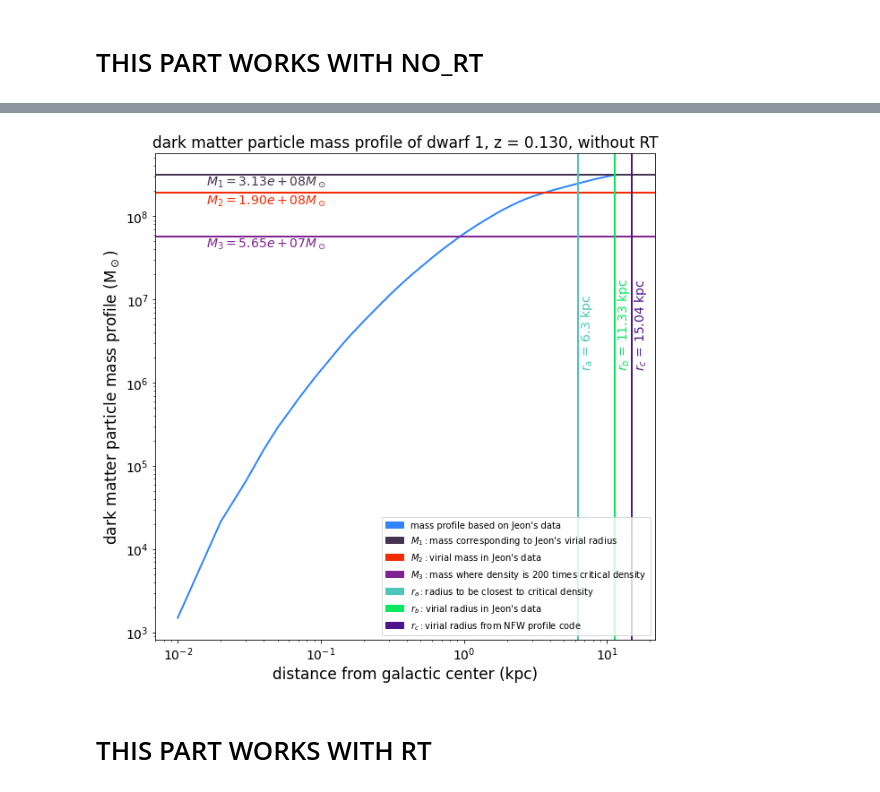
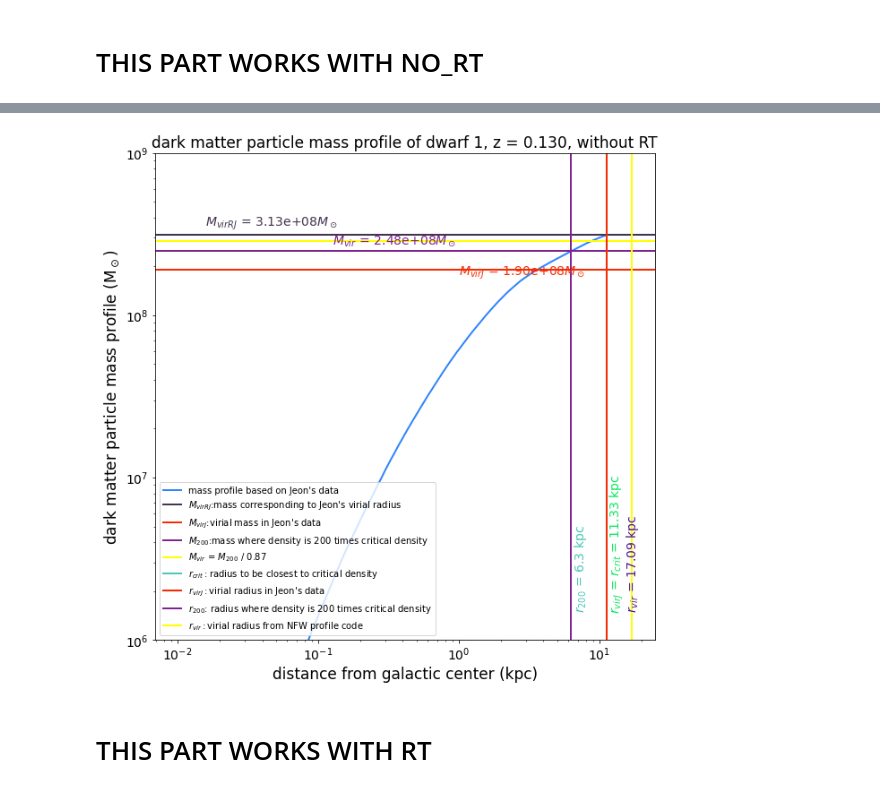
Before and after one commit to nguyenbinh1612/Binh_UFD, a Jupyter notebook: fit-with-NFW-dwarf1.ipynb, the cells around one changed output, grey strips where cells are left out. Saved outputs shown, nothing was run; the diff lists cells and outputs as text; code cells hidden in the pictures.

```diff
--- a/fit-with-NFW-dwarf1.ipynb
+++ b/fit-with-NFW-dwarf1.ipynb
@@ -204,0 +60,10 @@ plt.show()
+# %%
+# the mass is made up by Dr Besla to estimate m_vir
+
+halo6 = NFW(2.85e8) # NFW using M_200 / 0.87
+r_s6 = halo6.r_s()
+c_vir6 = halo6.c_vir()
+print('r_s =', r_s6)
+print('c_vir =', c_vir6)
+
+radius6 = np.arange(0.01, 11.34, 0.01) #unit: kpc
@@ -205,55 +145,60 @@ plt.show()
 # %%
 # plotting the mass profile at this redshift
 
-density200 = rho_crit * 200
-deviate = abs(density_profile290_noRT * 500 - density200)
-ind = np.where(deviate == min(deviate))
-mass_at_200_times_rho_crit = mass_profile290_noRT[ind][0]
-
 plt.figure(figsize=(10,10))
 
-plt.plot(radius6, mass_profile290_noRT, color='#3185FC', linewidth=2)
-plt.axhline(mass_profile290_noRT[np.size(mass_profile290_noRT) - 1], color='#44344F', linewidth=2)
-plt.axhline(1.903021e+08, color='#F42C04', linewidth=2)
-plt.axhline(mass_at_200_times_rho_crit, color='#802392', linewidth=2)
-plt.axvline(rad_at_rho_crit, color='#4BC6B9', linewidth=2)
-plt.axvline(1.133394e+04 * 0.001, color='#09E85E', linewidth=2)
-plt.axvline(halo6.r_vir(), color='#4E148C', linewidth=2)
-legend1 = mpatches.Patch(color='#3185FC', label="mass profile based on Jeon's data")
-legend2 = mpatches.Patch(color='#44344F', label="$M_1:$mass corresponding to Jeon's virial radius")
-legend3 = mpatches.Patch(color='#F42C04', label="$M_2:$virial mass in Jeon's data")
-legend3a = mpatches.Patch(color='#802392', label="$M_3:$mass where density is 200 times critical density")
-legend4 = mpatches.Patch(color='#4BC6B9', label="$r_a:$radius to be closest to critical density")
-legend5 = mpatches.Patch(color='#09E85E', label="$r_b:$virial radius in Jeon's data")
-legend6 = mpatches.Patch(color='#4E148C', label="$r_c:$virial radius from NFW profile code")
+# the main plot from Jeon's data
+plt.plot(radius6, mass_profile290_noRT, color='#3185FC', linewidth=2, \
+        label="mass profile based on Jeon's data")
 
-plt.legend(handles=[legend1, legend2, legend3, legend3a, legend4, legend5, legend6], loc='lower right')
+# all the horizontal lines
+plt.axhline(mass_profile290_noRT[np.size(mass_profile290_noRT) - 1], color='#44344F', linewidth=2, \
+           label="$M_{virRJ}$:mass corresponding to Jeon's virial radius")
+plt.axhline(1.903021e+08, color='#F42C04', linewidth=2, \
+           label="$M_{virJ}$:virial mass in Jeon's data")
+plt.axhline(mass_at_200_times_rho_crit, color='#802392', linewidth=2, \
+           label="$M_{200}$:mass where density is 200 times critical density")
+plt.axhline(mass_at_200_times_rho_crit / 0.87, color='yellow', linewidth=2, \
+            label="$M_{vir}$ = $M_{200}$ / 0.87")
+
+# all the vertical lines
+plt.axvline(rad_at_rho_crit, color='#4BC6B9', linewidth=2, \
+           label="$r_{crit}:$radius to be closest to critical density")
+plt.axvline(1.133394e+04 * 0.001, color='#F42C04', linewidth=2, \
+           label="$r_{virJ}:$virial radius in Jeon's data")
+plt.axvline(radi, color='#802392', linewidth=2, \
+           label="$r_{200}$: radius where density is 200 times critical density")
+plt.axvline(halo6.r_vir(), color='yellow', linewidth=2, \
+           label="$r_{vir}:$virial radius from NFW profile code")
+
+plt.legend(loc='lower left')
 
 plt.xlabel('distance from galactic center (kpc)', fontsize=17)
 plt.ylabel('dark matter particle mass profile (M$_\odot$)', fontsize=17) # using LATEX here!
 plt.xticks(fontsize=14)
 plt.yticks(fontsize=14)
+plt.ylim(1e6, 1e9)
 plt.xscale('log')
 plt.yscale('log')
 
 plt.title('dark matter particle mass profile of dwarf 1, z = 0.130, without RT', loc='center', fontsize=17)
-plt.text(10**-1.8, 10**8.38, '''$M_1 = ''' + str(format(mass_profile290_noRT[np.size(mass_profile290_noRT) - 1], '.2e')) + \
-         '''M_\odot$''', fontsize=14, color='#44344F')
-plt.text(10**-1.8, 10**8.15, '''$M_2 = ''' + str(format(1.903021e+08, '.2e')) +  '''M_\odot$''', \
+plt.text(10**-1.8, 10**8.55, '''$M_{virRJ}$ = ''' + str(format(mass_profile290_noRT[np.size(mass_profile290_noRT) - 1], '.2e')) + \
+         '''$M_\odot$''', fontsize=14, color='#44344F')
+plt.text(10**0, 10**8.25, '''$M_{virJ}$ = ''' + str(format(1.903021e+08, '.2e')) +  '''$M_\odot$''', \
          fontsize=14, color='#F42C04')
-plt.text(10**-1.8, 10**7.64, '''$M_3 = ''' + str(format(mass_at_200_times_rho_crit, '.2e')) + \
-         '''M_\odot$''', fontsize=14, color='#802392')
-plt.text(10**0.807, 10**6.2, '''$r_a$ = ''' + str(round(rad_at_rho_crit, 2)) + ''' kpc''', \
+plt.text(10**-0.9, 10**8.44, '''$M_{vir}$ = ''' + str(format(mass_at_200_times_rho_crit, '.2e')) + \
+         '''$M_\odot$''', fontsize=14, color='#802392')
+plt.text(10**0.807, 10**6.2, '''$r_{200}$ = ''' + str(round(radi, 2)) + ''' kpc''', \
          rotation=90, fontsize=14, color='#4BC6B9')
-plt.text(10**1.061, 10**6.2, '''$r_b$ = ''' + str(round(1.133394e+04 * 0.001, 2)) + ''' kpc''', \
+plt.text(10**1.061, 10**6.2, '''$r_{virJ}$ = $r_{crit}$ = ''' + str(round(1.133394e+04 * 0.001, 2)) + ''' kpc''', \
          rotation=90, fontsize=14, color='#09E85E')
-plt.text(10**1.182, 10**6.2, '''$r_c$ = ''' + str(round(halo6.r_vir(), 2)) + ''' kpc''', \
+plt.text(10**1.182, 10**6.2, '''$r_{vir}$ = ''' + str(round(halo6.r_vir(), 2)) + ''' kpc''', \
          rotation=90, fontsize=14, color='#4E148C')
 
 
 plt.show()
 # %% [output]
-[figure, old version]
+[figure, new version]
 # %% [markdown]
 # THIS PART WORKS WITH RT
 # %%
```
Also changed, not shown: parts of 15 cells of this notebook, 1 other file.
